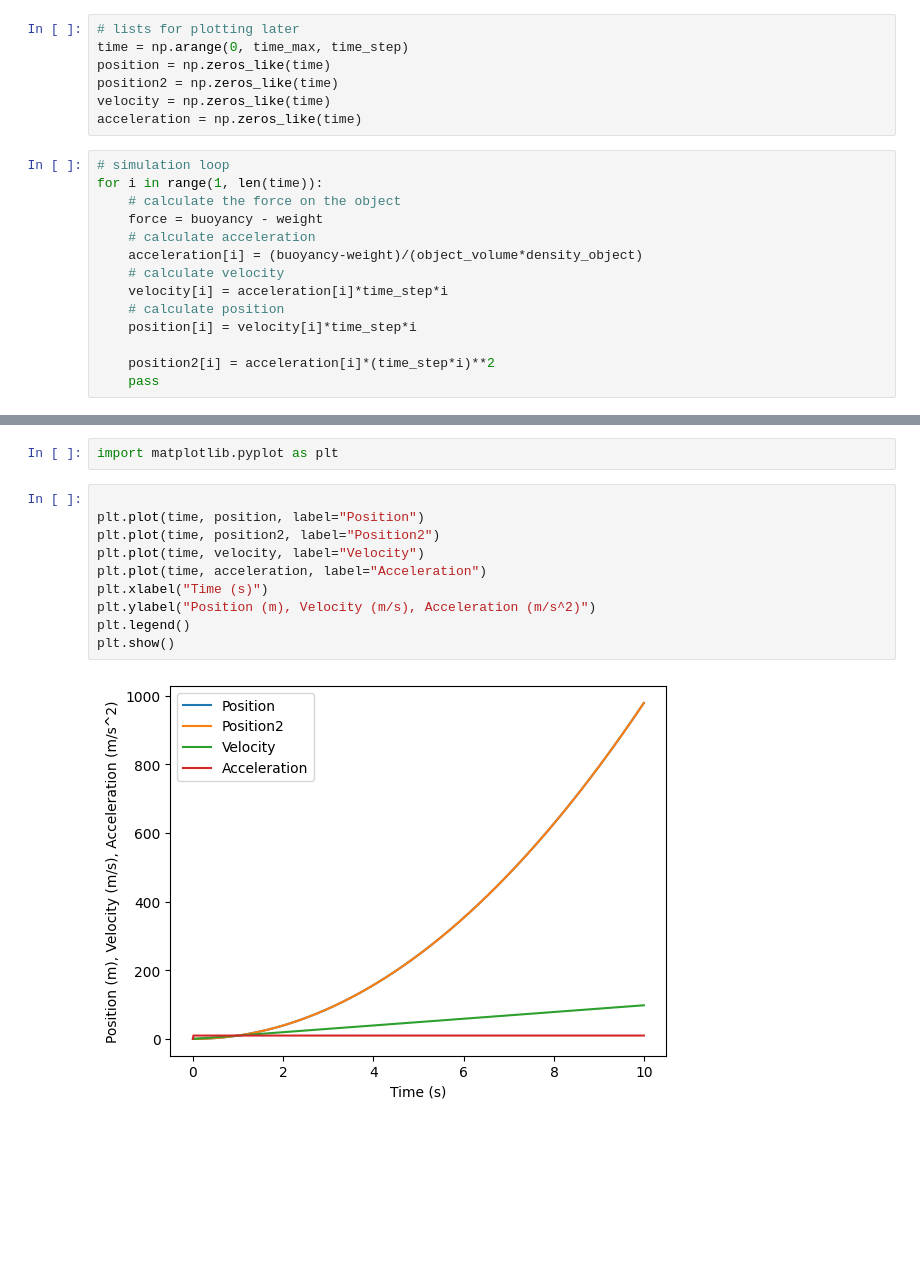
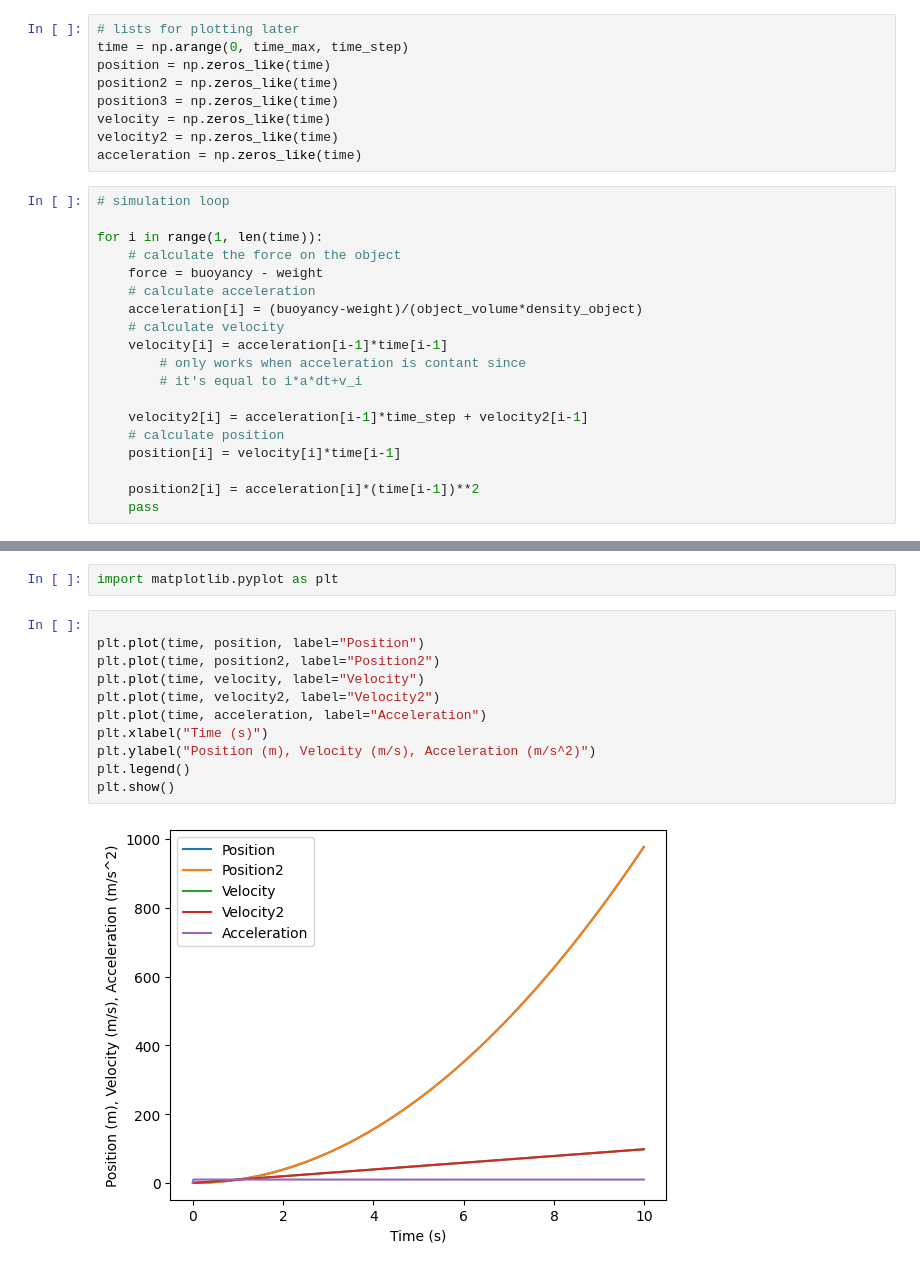
Before and after one commit to sl33pinging/python-refresher, a Jupyter notebook: simulation.ipynb, the cells around one changed output, grey strips where cells are left out. Drawn from its saved outputs; the diff is of its cells as text; blank space fills up the shorter version.

```diff
--- a/simulation.ipynb
+++ b/simulation.ipynb
@@ -23,21 +23,28 @@ weight = object_volume*density_object*g  # N
 time = np.arange(0, time_max, time_step)
 position = np.zeros_like(time)
 position2 = np.zeros_like(time)
+position3 = np.zeros_like(time)
 velocity = np.zeros_like(time)
+velocity2 = np.zeros_like(time)
 acceleration = np.zeros_like(time)
 # %%
 # simulation loop
+
 for i in range(1, len(time)):
     # calculate the force on the object
     force = buoyancy - weight
     # calculate acceleration
     acceleration[i] = (buoyancy-weight)/(object_volume*density_object)
     # calculate velocity
-    velocity[i] = acceleration[i]*time_step*i
+    velocity[i] = acceleration[i-1]*time[i-1]
+        # only works when acceleration is contant since
+        # it's equal to i*a*dt+v_i
+
+    velocity2[i] = acceleration[i-1]*time_step + velocity2[i-1]
     # calculate position
-    position[i] = velocity[i]*time_step*i
+    position[i] = velocity[i]*time[i-1]
 
-    position2[i] = acceleration[i]*(time_step*i)**2
+    position2[i] = acceleration[i]*(time[i-1])**2
     pass
 # %% [markdown]
 # Plot the results
@@ -46,12 +53,13 @@ import matplotlib.pyplot as plt
 # %%
 
 plt.plot(time, position, label="Position")
 plt.plot(time, position2, label="Position2")
 plt.plot(time, velocity, label="Velocity")
+plt.plot(time, velocity2, label="Velocity2")
 plt.plot(time, acceleration, label="Acceleration")
 plt.xlabel("Time (s)")
 plt.ylabel("Position (m), Velocity (m/s), Acceleration (m/s^2)")
 plt.legend()
 plt.show()
 # %% [output]
-[figure, old version]
+[figure, new version]
```
Also changed, not shown: 4 other files.
